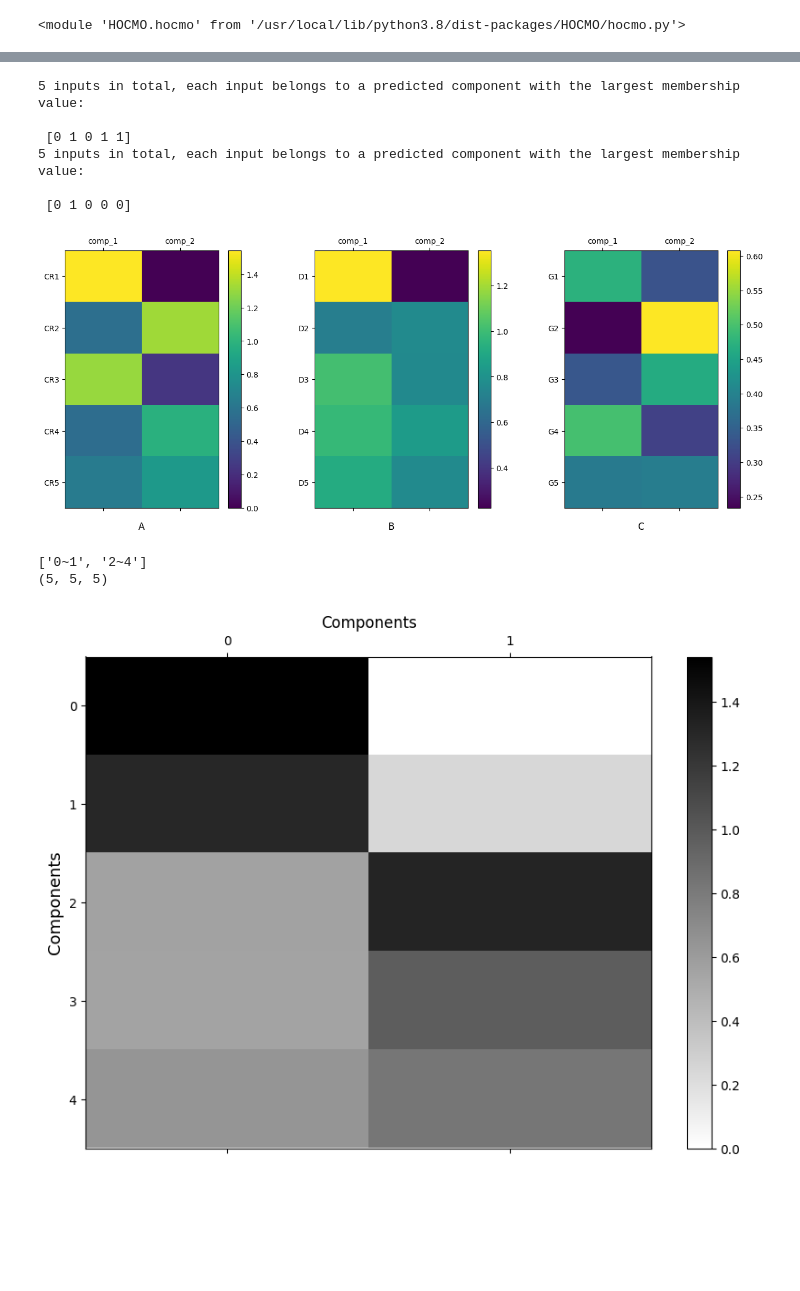
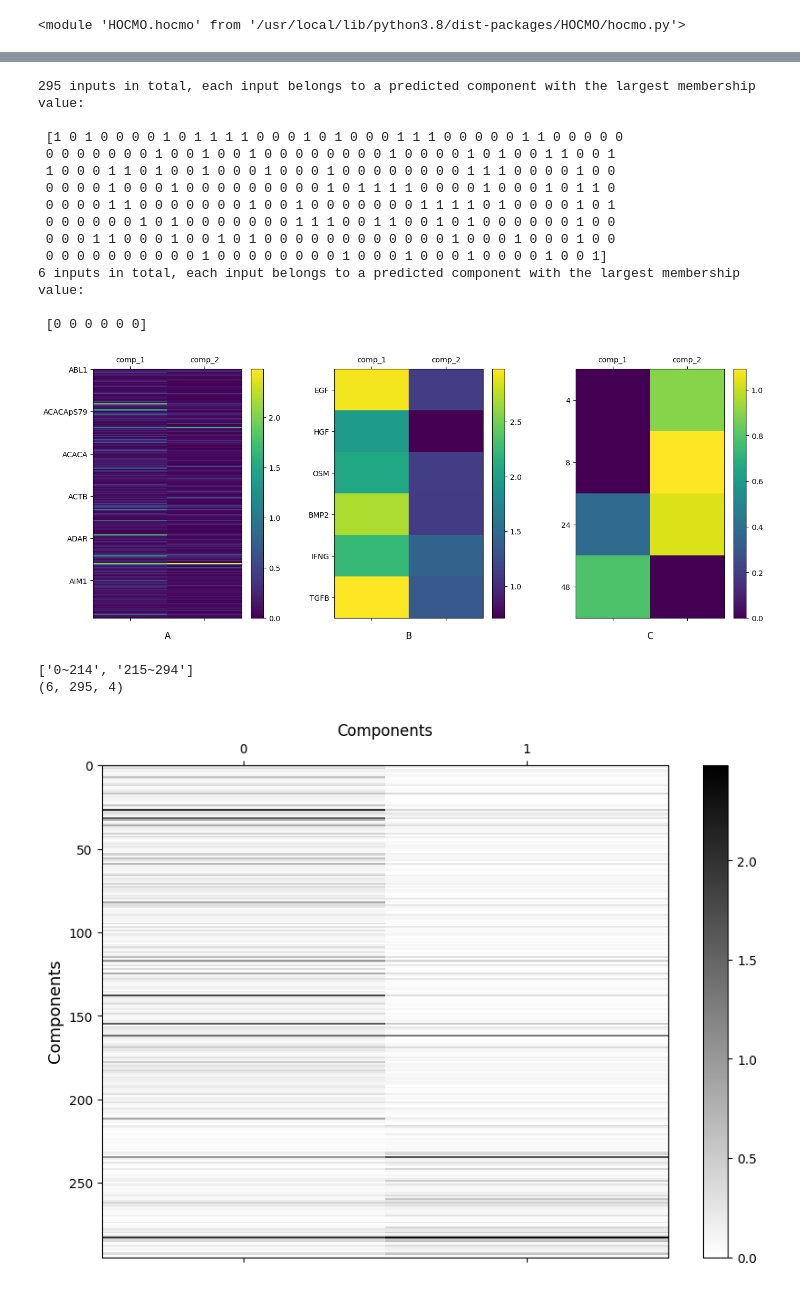
Before and after one commit to smollahlab/HOCMO, a Jupyter notebook: HOCMO_test.ipynb, the cells around one changed output, grey strips where cells are left out. Cells and saved outputs as stored; diff of their text form; code cells hidden in the pictures; blank space fills up the shorter version.

```diff
--- a/HOCMO_test.ipynb
+++ b/HOCMO_test.ipynb
@@ -6,5 +69,5 @@ importlib.reload(hocmo)
 # %% [output]
 <module 'HOCMO.hocmo' from '/usr/local/lib/python3.8/dist-packages/HOCMO/hocmo.py'>
 # %%
-incidence_matrix,incidence_matrix_binary,protein_names,disease_names,gene_names,tensor = hocmo.createTensor('HOCMO_test.csv','CRs',5,5)
+incidence_matrix,incidence_matrix_binary,protein_names,ligand_names,condition_names,tensor = hocmo.createTensor('/workspaces/HOCMO/RPPA_test.csv','Protein',6,4)
 # %% [output]
@@ -61,23 +124,30 @@ A,B,C = hocmo.factorize(tensor, components, method="ncp")
 # %%
 component_preds_A, component_preds_B = hocmo.componentPredictionsForFactors(A,B)
 # %% [output]
-5 inputs in total, each input belongs to a predicted component with the largest membership value:
+295 inputs in total, each input belongs to a predicted component with the largest membership value:
 
- [0 1 0 1 1]
-5 inputs in total, each input belongs to a predicted component with the largest membership value:
+ [1 0 1 0 0 0 0 1 0 1 1 1 1 0 0 0 1 0 1 0 0 0 1 1 1 0 0 0 0 0 1 1 0 0 0 0 0
+ 0 0 0 0 0 0 0 1 0 0 1 0 0 1 0 0 0 0 0 0 0 0 1 0 0 0 0 1 0 1 0 0 1 1 0 0 1
+ 1 0 0 0 1 1 0 1 0 0 1 0 0 0 1 0 0 0 1 0 0 0 0 0 0 0 0 1 1 1 0 0 0 0 1 0 0
+ 0 0 0 0 1 0 0 0 1 0 0 0 0 0 0 0 0 0 1 0 1 1 1 1 0 0 0 0 1 0 0 0 1 0 1 1 0
+ 0 0 0 0 1 1 0 0 0 0 0 0 0 1 0 0 1 0 0 0 0 0 0 0 1 1 1 1 0 1 0 0 0 0 1 0 1
+ 0 0 0 0 0 0 1 0 1 0 0 0 0 0 0 0 1 1 1 0 0 1 1 0 0 1 0 1 0 0 0 0 0 0 1 0 0
+ 0 0 0 1 1 0 0 0 1 0 0 1 0 1 0 0 0 0 0 0 0 0 0 0 0 0 1 0 0 0 1 0 0 0 1 0 0
+ 0 0 0 0 0 0 0 0 0 0 1 0 0 0 0 0 0 0 0 1 0 0 0 1 0 0 0 1 0 0 0 0 1 0 0 1]
+6 inputs in total, each input belongs to a predicted component with the largest membership value:
 
- [0 1 0 0 0]
+ [0 0 0 0 0 0]
 # %%
-hocmo.plotFactorMatrices(A, B, C, components, './data/A_rppa.png', './data/B_rppa.png', './data/C_rppa.png', protein_names,disease_names,gene_names)
+hocmo.plotFactorMatrices(A, B, C, components, './data/A_rppa.png', './data/B_rppa.png', './data/C_rppa.png', protein_names,ligand_names,condition_names)
 # %% [output]
-[figure, old version]
+[figure, new version]
 # %%
-tensor_binary, A_ranked, A_names_ranked, A_clusters = hocmo.getClusterMembershipProbabilityA(A, components, component_preds_A,  incidence_matrix_binary, incidence_matrix,
+tensor_binary, A_ranked, A_names_ranked, A_clusters = hocmo.getClusterMembershipProbabilityA(A, 6,4, components, component_preds_A,  incidence_matrix_binary, incidence_matrix,
                                                         'Components', 'Proteins', "./data/A_ranked_per_cluster.png", )
 ##What makes "A" A? Why is A disease and not protein etc etc?
 ##What is supposed to be on the y axis?
 # %% [output]
-['0~1', '2~4']
-(5, 5, 5)
+['0~214', '215~294']
+(6, 295, 4)
-[figure, old version]
+[figure, new version]
 # %%
```
Also changed, not shown: parts of 23 cells of this notebook, 13 other files.
